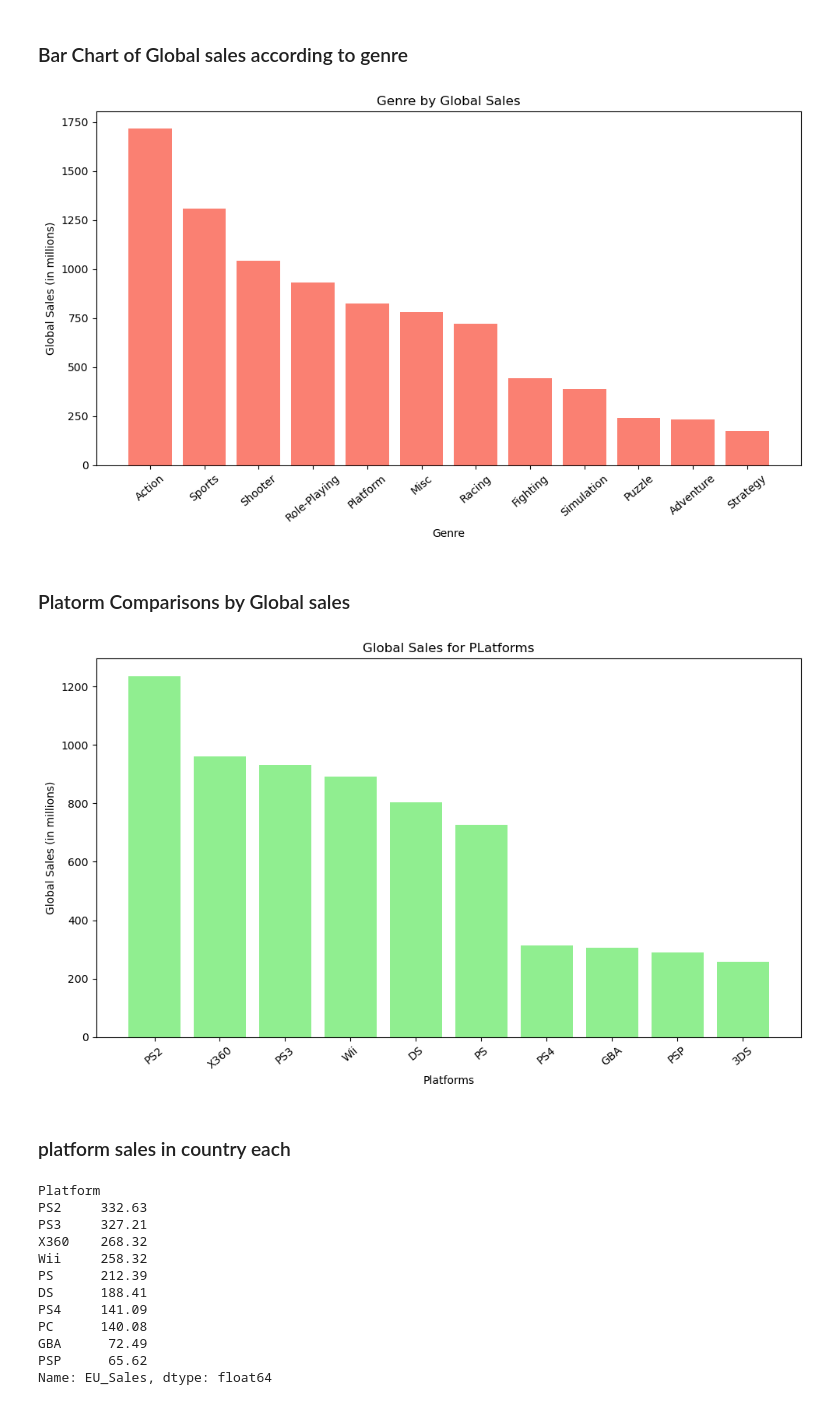
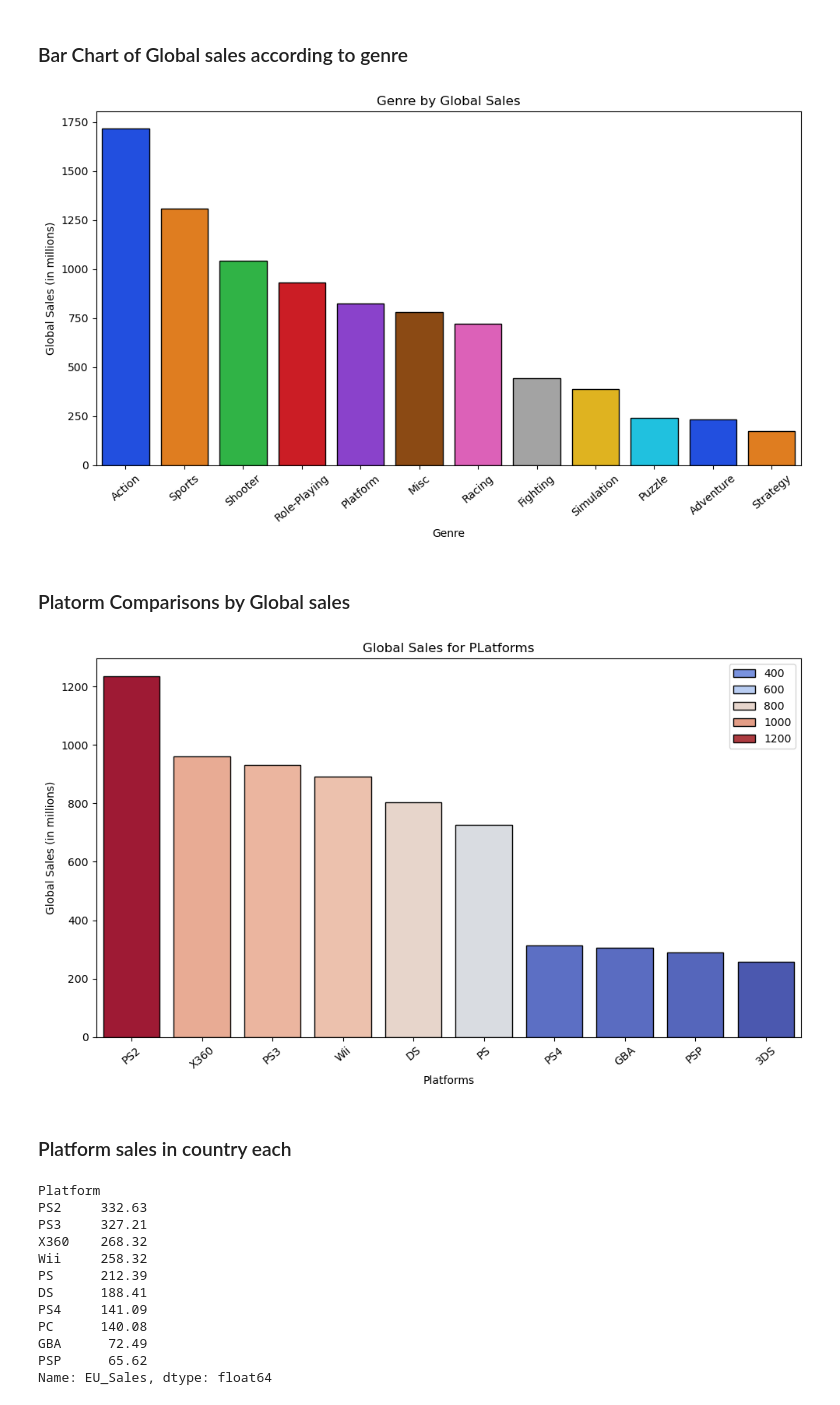
Before and after one commit to abdullahilyas3450/Video-Game-Sales---Trends-Analysis, a Jupyter notebook: video_games_sales.ipynb, the cells around one changed output. Drawn from its saved outputs; the diff is of its cells as text; code cells hidden in the pictures.

```diff
--- a/video_games_sales.ipynb
+++ b/video_games_sales.ipynb
@@ -79,3 +77 @@ dtype: int64
-# %%
-df.drop(columns=['Critic_Score','Critic_Count','User_Score','User_Count','Developer','Rating'], inplace = True)
 # %% [markdown]
@@ -316,7 +317,8 @@ Name: Global_Sales, dtype: float64
 genre = df.groupby(['Genre'])['Global_Sales'].sum().sort_values(ascending = False)
 # %%
 plt.figure(figsize=(10,6))
-plt.bar(genre.index, genre.values, color='salmon')
+#plt.bar(genre.index, genre.values, color='salmon', edgecolor='black')
+sns.barplot(x=genre.index, y=genre.values, hue = genre.index,palette = 'bright', edgecolor='black')
 
 plt.xlabel('Genre')
 plt.ylabel('Global Sales (in millions)')
@@ -325,25 +327,25 @@ plt.xticks(rotation=40)
 plt.tight_layout()
 plt.show()
 # %% [output]
-[figure, old version]
+[figure, new version]
 # %% [markdown]
 ### Platorm Comparisons by Global sales
 # %%
 top_platforms = df.groupby(['Platform'])['Global_Sales'].sum().sort_values(ascending = False).head(10)
 # %%
 plt.figure(figsize=(10,6))
-plt.bar(top_platforms.index, top_platforms.values, color='lightgreen')
+sns.barplot(x=top_platforms.index, y=top_platforms.values, hue = top_platforms.values, palette = 'coolwarm' , edgecolor = 'black')
 
 plt.xlabel('Platforms')
 plt.ylabel('Global Sales (in millions)')
 plt.title('Global Sales for PLatforms')
 plt.xticks(rotation=40)
 plt.tight_layout()
 plt.show()
 # %% [output]
-[figure, old version]
+[figure, new version]
 # %% [markdown]
-### platform sales in country each
+### Platform sales in country each
 # %%
 df.groupby(['Platform'])['EU_Sales'].sum().sort_values(ascending = False).head(10)
 # %% [output]
```
Also changed, not shown: parts of 48 cells of this notebook, 1 other file.
